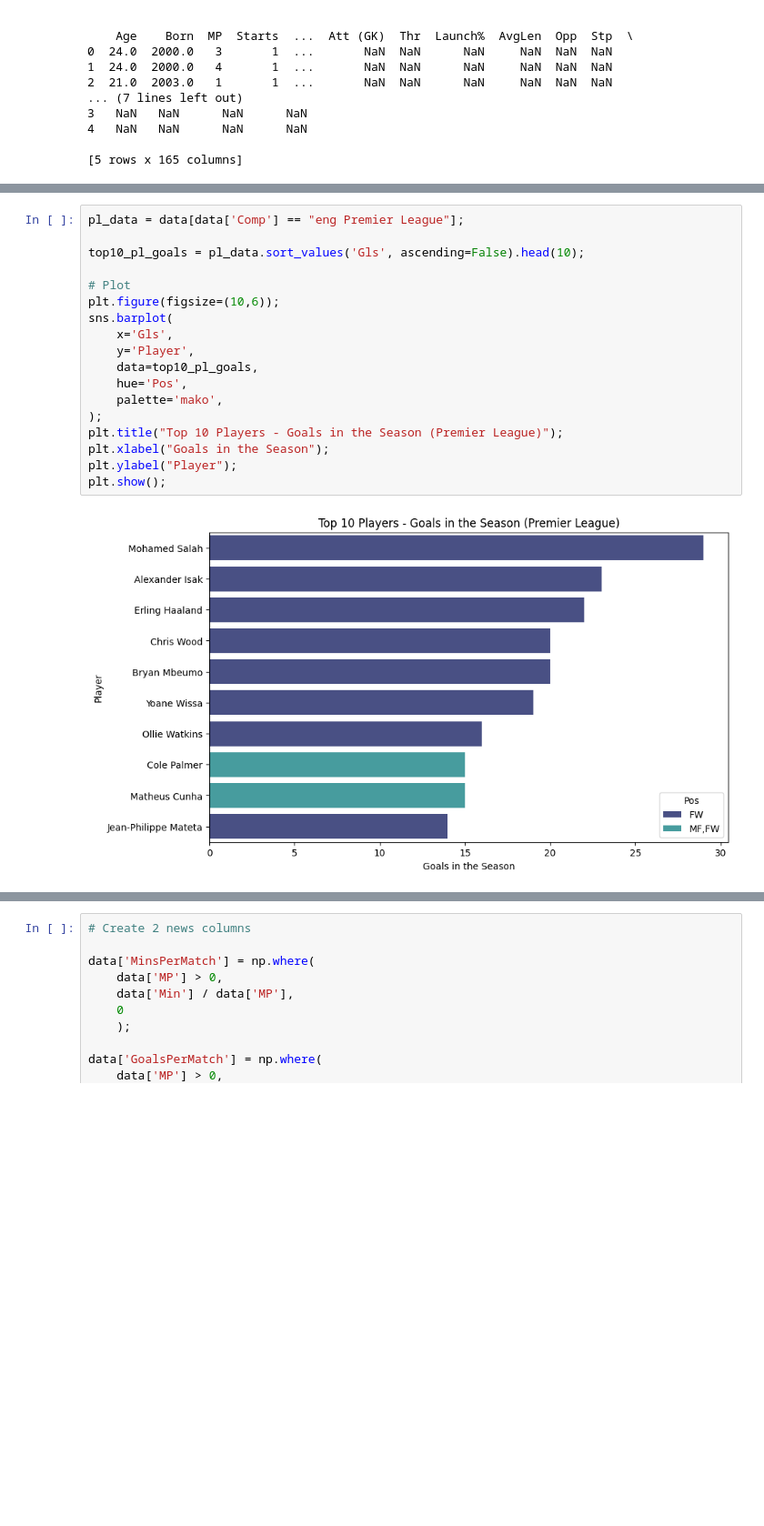
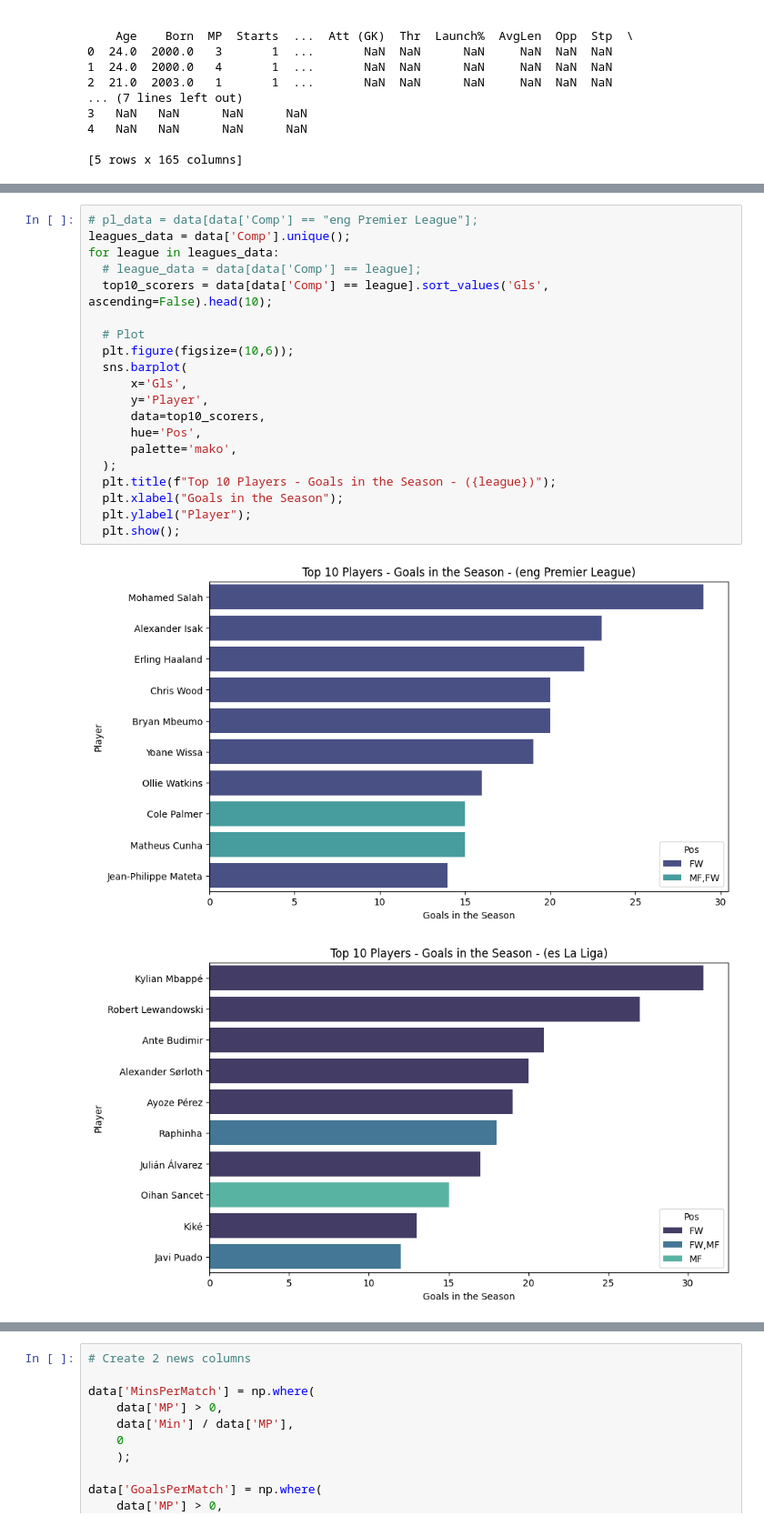
Before and after one commit to RCK04/football-players-stats-24-25-season, a Jupyter notebook: football_players_stats_24_25_season.ipynb, the cells around one changed output, grey strips where cells are left out. Shown at 91% size. Cells and saved outputs as stored; diff of their text form; blank space fills up the shorter version.

Commit message:
:sparkles: feat: add top scorers big five leagues

```diff
--- a/football_players_stats_24_25_season.ipynb
+++ b/football_players_stats_24_25_season.ipynb
@@ -48,20 +37,23 @@ data.describe();
 # %%
-pl_data = data[data['Comp'] == "eng Premier League"];
+# pl_data = data[data['Comp'] == "eng Premier League"];
+leagues_data = data['Comp'].unique();
+for league in leagues_data:
+  # league_data = data[data['Comp'] == league];
+  top10_scorers = data[data['Comp'] == league].sort_values('Gls', ascending=False).head(10);
 
-top10_pl_goals = pl_data.sort_values('Gls', ascending=False).head(10);
-
-# Plot
-plt.figure(figsize=(10,6));
-sns.barplot(
-    x='Gls',
-    y='Player',
-    data=top10_pl_goals,
-    hue='Pos',
-    palette='mako',
-);
-plt.title("Top 10 Players - Goals in the Season (Premier League)");
-plt.xlabel("Goals in the Season");
-plt.ylabel("Player");
-plt.show();
+  # Plot
+  plt.figure(figsize=(10,6));
+  sns.barplot(
+      x='Gls',
+      y='Player',
+      data=top10_scorers,
+      hue='Pos',
+      palette='mako',
+  );
+  plt.title(f"Top 10 Players - Goals in the Season - ({league})");
+  plt.xlabel("Goals in the Season");
+  plt.ylabel("Player");
+  plt.show();
 # %% [output]
-[figure, old version]
+[figure, new version]
+[figure, added]
```
Also changed, not shown: parts of 2 cells of this notebook.
